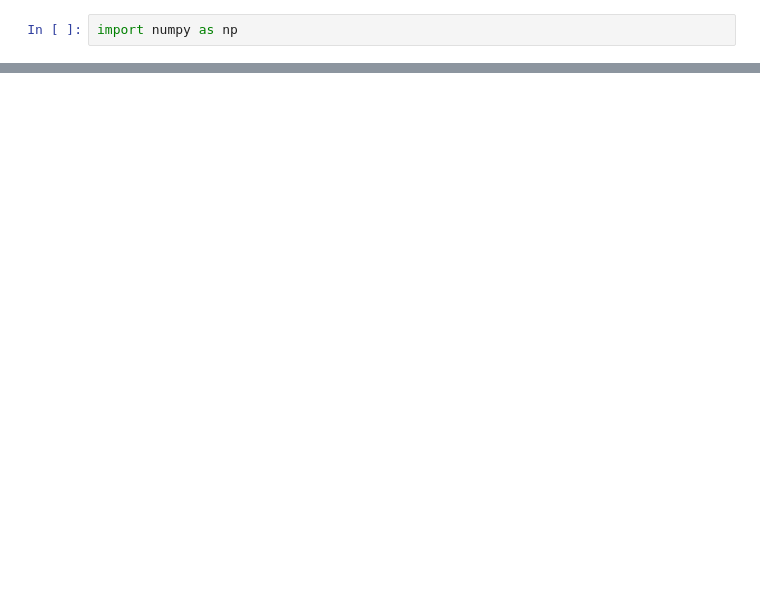
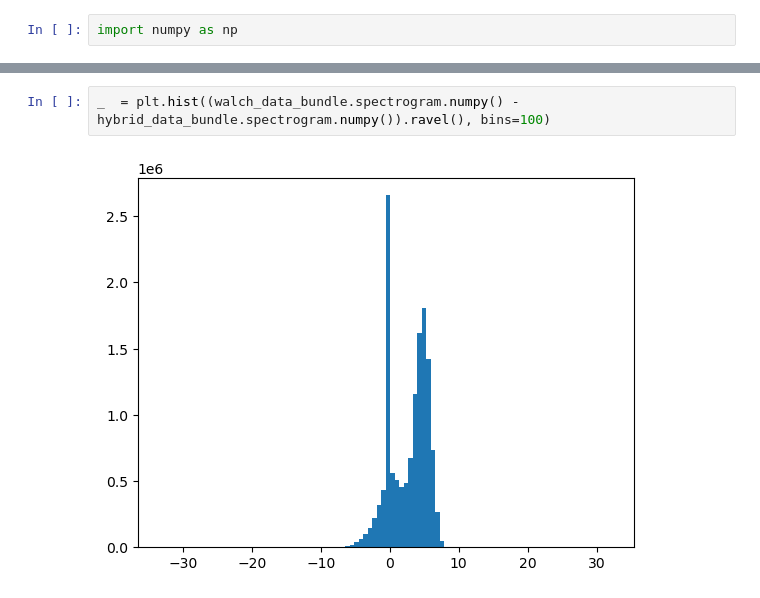
Before and after one commit to Arcascope/pisces, a Jupyter notebook: analyses/NHRC/pisces_vs_NSR.ipynb, the cells around one changed output, grey strips where cells are left out. Saved outputs shown, nothing was run; the diff lists cells and outputs as text; blank space fills up the shorter version.

```diff
--- a/analyses/NHRC/pisces_vs_NSR.ipynb
+++ b/analyses/NHRC/pisces_vs_NSR.ipynb
@@ -58,0 +98,4 @@ Text(0.5, 0, 'Difference (dB)')
+# %%
+_  = plt.hist((walch_data_bundle.spectrogram.numpy() - hybrid_data_bundle.spectrogram.numpy()).ravel(), bins=100)
+# %% [output]
+[figure, added]
```
Also changed, not shown: parts of 28 cells of this notebook, 4 other files.
